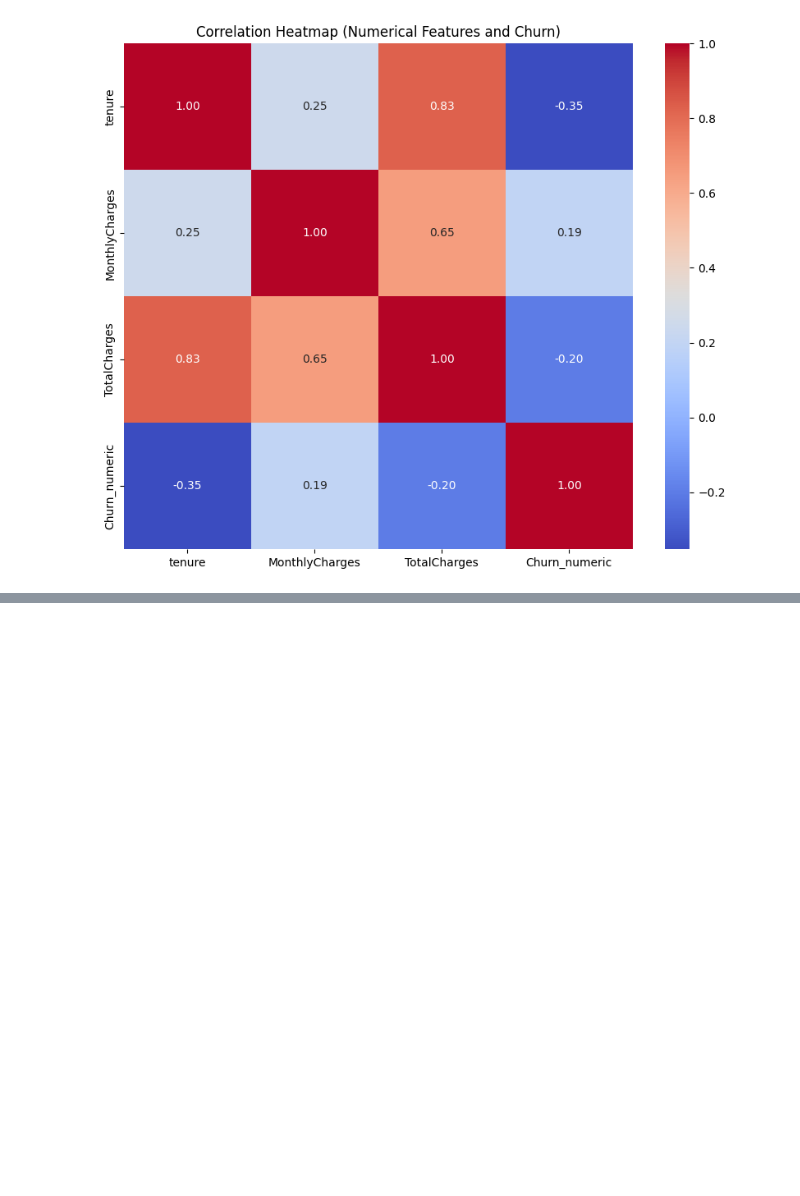
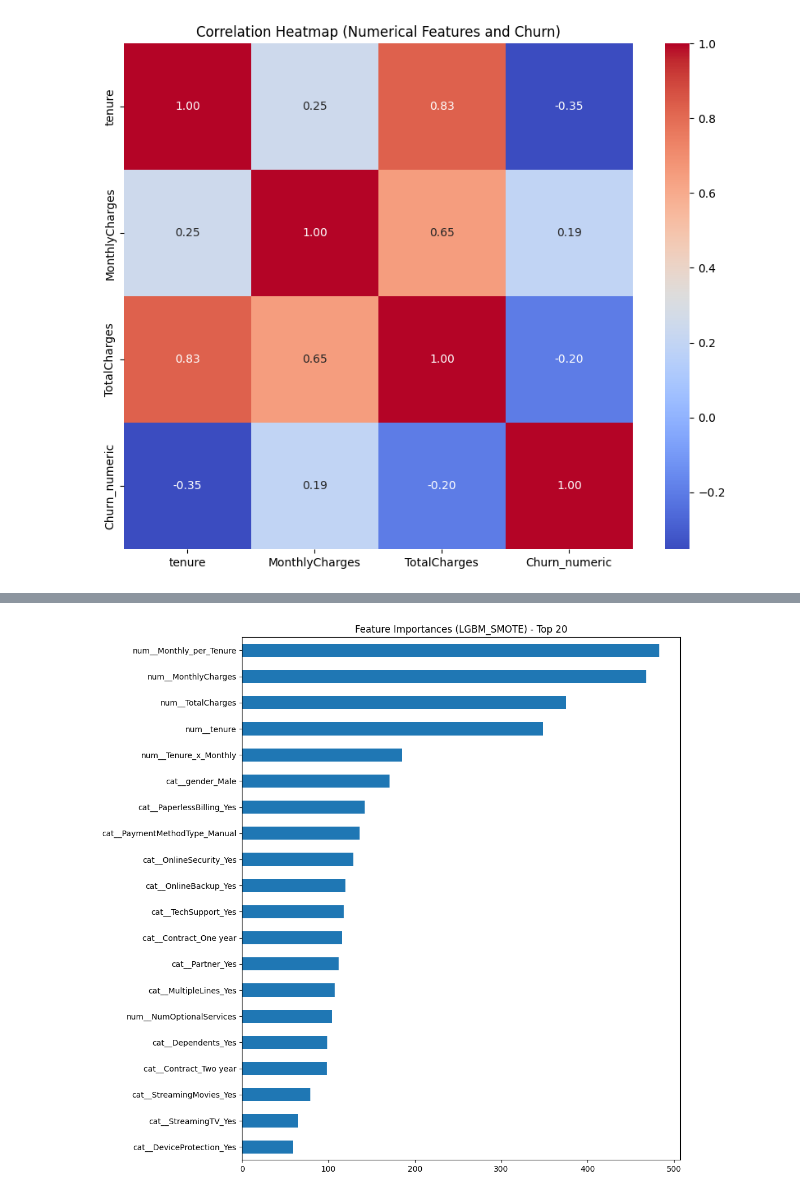
Before and after one commit to plaussermair/aws-mle-practice, a Jupyter notebook: Customer Churn Model.ipynb, the cells around one changed output, grey strips where cells are left out. Cells and saved outputs as stored; diff of their text form; code cells hidden in the pictures; blank space fills up the shorter version.

```diff
--- a/Customer Churn Model.ipynb
+++ b/Customer Churn Model.ipynb
@@ -278,0 +843,97 @@ Final Numerical columns to be scaled: ['SeniorCitizen', 'tenure', 'MonthlyCharge
+# %%
+# --- 9. Final Model Interpretation (Interpret the BEST single model) ---
+# Interpreting ensembles like VotingClassifier with SHAP is complex.
+# It's often more practical to interpret the best-performing *individual* model.
+# We'll use 'final_pipeline_individual' and 'best_model_name_acc' for this.
+
+print("\n--- 9. Interpretation of Best Individual Model ---")
+
+if final_pipeline_individual and best_model_name_acc:
+    print(f"Interpreting: {best_model_name_acc}")
+
+    # Reload model columns if needed
+    if model_columns is None:
+        try:
+            with open('model_columns.txt', 'r') as f:
+                model_columns = [line.strip() for line in f]
+            print("Loaded model columns from file for interpretation.")
+        except Exception as e_load:
+             print(f"Error loading model columns from file: {e_load}. Interpretation might be limited.")
+
+    if model_columns:
+        # Extract classifier and preprocessor from the best *individual* pipeline
+        try:
+            interpreter_classifier = final_pipeline_individual.named_steps['classifier']
+            interpreter_preprocessor = final_pipeline_individual.named_steps['preprocess']
+        except Exception as e_extract:
+            print(f"Error extracting steps from {best_model_name_acc} pipeline: {e_extract}")
+            interpreter_classifier = None
+            interpreter_preprocessor = None
+
+        if interpreter_classifier and interpreter_preprocessor:
+            # --- Feature Importance (Model-Specific) ---
+            if hasattr(interpreter_classifier, 'feature_importances_'):
+                importances = pd.Series(interpreter_classifier.feature_importances_, index=model_columns)
+                plt.figure(figsize=(10, 12))
+                importances.nlargest(20).sort_values().plot(kind='barh')
+                plt.title(f'Feature Importances ({best_model_name_acc}) - Top 20')
+                plt.show()
+            elif hasattr(interpreter_classifier, 'coef_'):
+                 try:
+                    coeffs = pd.Series(interpreter_classifier.coef_[0], index=model_columns)
+                    plt.figure(figsize=(10, 12))
+                    # Plot top 20 by absolute value
+                    coeffs.abs().nlargest(20).sort_values().plot(kind='barh')
+                    plt.title(f'Top 20 Feature Coefficients (Absolute Value) - {best_model_name_acc}')
+                    plt.show()
+                 except Exception as e_coef:
+                      print(f"Could not plot coefficients: {e_coef}")
+
+            # --- SHAP Values ---
+            print(f"\nCalculating SHAP values for {best_model_name_acc}...")
+            try:
+                X_test_processed_interpret = interpreter_preprocessor.transform(X_test)
+                X_test_processed_interpret_df = pd.DataFrame(X_test_processed_interpret, columns=model_columns)
+
+                # Choose appropriate explainer
+                if isinstance(interpreter_classifier, (XGBClassifier, LGBMClassifier, RandomForestClassifier)):
+                     explainer = shap.TreeExplainer(interpreter_classifier)
+                     shap_values = explainer.shap_values(X_test_processed_interpret_df)
+                else: # Kernel for LR etc.
+                     print("Using KernelExplainer (sampling training data)...")
+                     X_train_processed_interpret = interpreter_preprocessor.transform(X_train)
+                     X_train_processed_interpret_df = pd.DataFrame(X_train_processed_interpret, columns=model_columns)
+                     X_train_summary = shap.kmeans(X_train_processed_interpret_df, 100)
+                     explainer = shap.KernelExplainer(interpreter_classifier.predict_proba, X_train_summary)
+                     # Sample test data for KernelExplainer speed
+                     X_test_sample_interpret_df = X_test_processed_interpret_df.sample(min(500, len(X_test_processed_interpret_df)), random_state=42)
+                     shap_values = explainer.shap_values(X_test_sample_interpret_df)
+
+                shap_values_churn = shap_values[1] if isinstance(shap_values, list) else shap_values
+                data_for_plot_interpret = X_test_sample_interpret_df if 'X_test_sample_interpret_df' in locals() and not isinstance(interpreter_classifier, (XGBClassifier, LGBMClassifier, RandomForestClassifier)) else X_test_processed_interpret_df
+
+                print("\nGenerating SHAP Summary Plot (Beeswarm)...")
+                shap.summary_plot(shap_values_churn, data_for_plot_interpret, plot_type="dot", show=False)
+                plt.title(f"SHAP Beeswarm Plot ({best_model_name_acc})")
+                plt.show()
+
+                print("\nGenerating SHAP Summary Plot (Bar)...")
+                shap.summary_plot(shap_values_churn, data_for_plot_interpret, plot_type="bar", show=False)
+                plt.title(f"SHAP Bar Plot ({best_model_name_acc})")
+                plt.show()
+
+            except Exception as e_shap:
+                 print(f"Could not generate SHAP plots for {best_model_name_acc}: {e_shap}")
+        else:
+             print(f"Could not extract components from {best_model_name_acc} for interpretation.")
+    else:
+        print("Skipping interpretation due to missing model column names.")
+else:
+    print("Skipping interpretation as no best individual model was selected or available.")
+
+
+# Optional: Save the absolute final pipeline (could be individual or voting)
+# if final_pipeline:
+#     joblib.dump(final_pipeline, 'final_churn_pipeline_optimized.joblib')
+#     print(f"\nFinal best pipeline ({best_model_name_final}) saved to 'final_churn_pipeline_optimized.joblib'")
+# %% [output]
@@ -278,0 +942 @@ Final Numerical columns to be scaled: ['SeniorCitizen', 'tenure', 'MonthlyCharge
+[figure, added]
```
Also changed, not shown: parts of 19 cells of this notebook, 5 other files.
